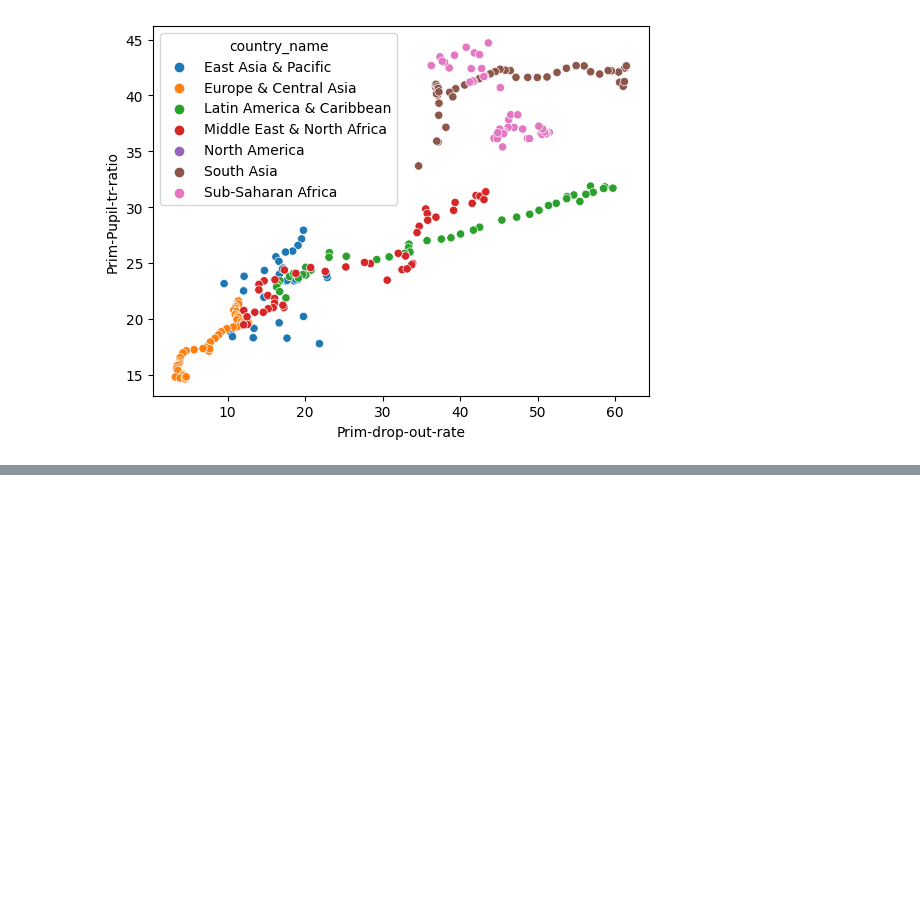
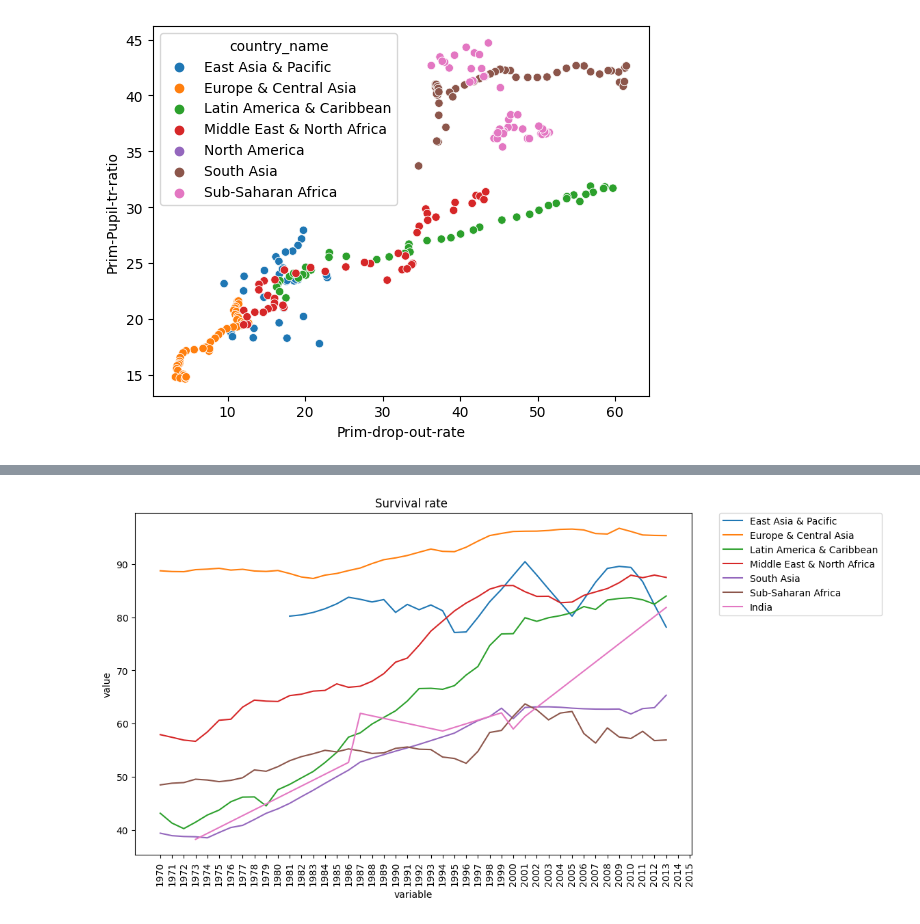
Before and after one commit to sharadasriram/data_ml_exps, a Jupyter notebook: Ed_Stats_analysis.ipynb, the cells around one changed output, grey strips where cells are left out. Drawn from its saved outputs; the diff is of its cells as text; code cells hidden in the pictures; blank space fills up the shorter version.

```diff
--- a/Ed_Stats_analysis.ipynb
+++ b/Ed_Stats_analysis.ipynb
@@ -361,0 +505,9 @@ sns.scatterplot(data=df_unmelt,x='Prim-drop-out-rate', y='Prim-Pupil-tr-ratio',h
+# %%
+sns.lineplot(data=df_data_regions_metrics_melted[df_data_regions_metrics_melted['indicator_desc'] == 'prim_persistence_percent'],x='variable',y='value',hue='Country Name')
+plt.xticks(rotation=90)
+plt.legend(bbox_to_anchor=(1.05, 1), loc=2, borderaxespad=0.)
+plt.title("Survival rate ")
+fig = plt.gcf()
+fig.set_size_inches(10.5, 6.5)
+# %% [output]
+[figure, added]
```
Also changed, not shown: parts of 36 cells of this notebook.
